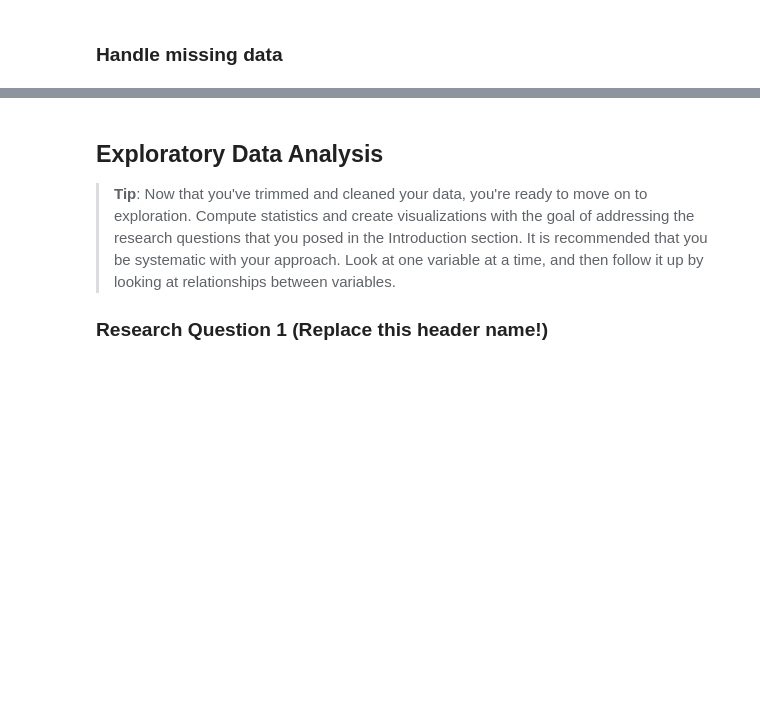
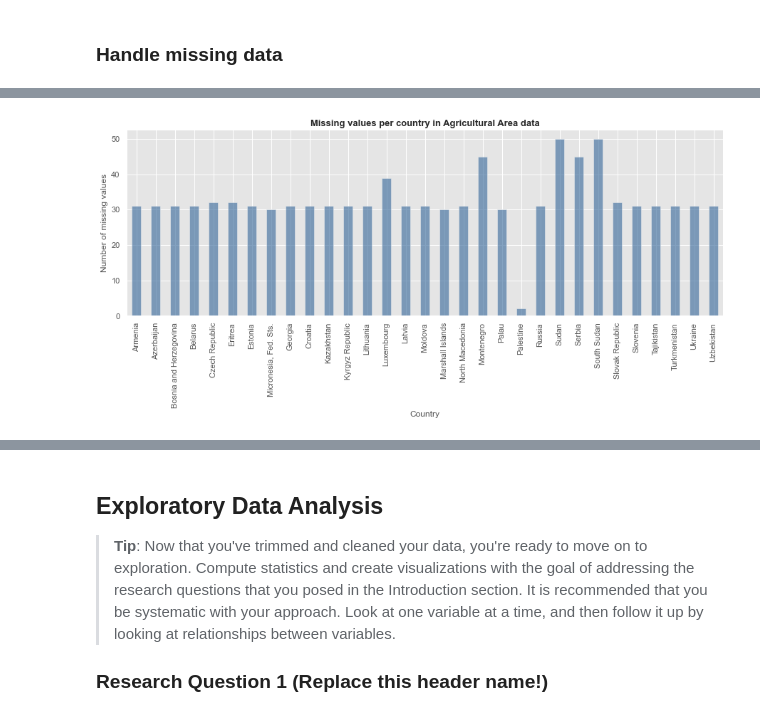
Before and after one commit to tabby42/gapminder_project, a Jupyter notebook: investigate_gapminderdata.ipynb, the cells around one changed output, grey strips where cells are left out. Cells and saved outputs as stored; diff of their text form; code cells hidden in the pictures; blank space fills up the shorter version.

```diff
--- a/investigate_gapminderdata.ipynb
+++ b/investigate_gapminderdata.ipynb
@@ -387,0 +305,9 @@ dtype: int64
+# %%
+#set chart size
+plt.figure(figsize=(15, 4.8))
+
+#create bar chart
+x_val, x_lab = get_missing(agri_area)
+plot_missing(co2, x_val, x_lab, 'Agricultural Area')
+# %% [output]
+[figure, added]
```
Also changed, not shown: parts of 47 cells of this notebook.
